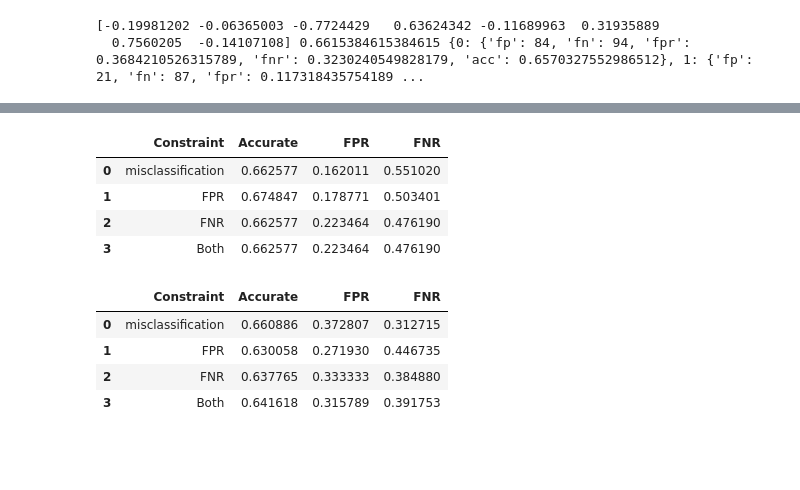
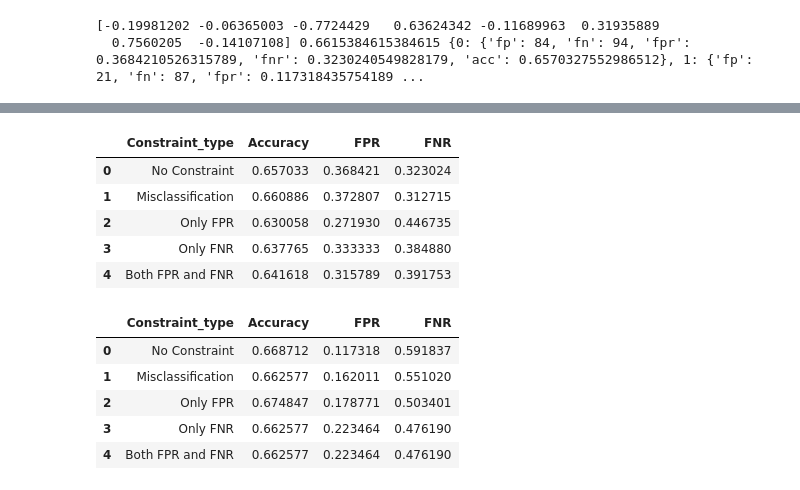
Before and after one commit to TZstatsADS/fall2022-project4-prj4-group8, a Jupyter notebook: doc/Algorithm4.ipynb, the cells around one changed output, grey strips where cells are left out. Saved outputs shown, nothing was run; the diff lists cells and outputs as text; code cells hidden in the pictures; blank space fills up the shorter version.

```diff
--- a/doc/Algorithm4.ipynb
+++ b/doc/Algorithm4.ipynb
@@ -452,25 +438,30 @@ Accuracy: 0.6615384615384615
 # %%
-print(w_uncon,test_score_uncon,s_attr_to_fp_fn_test_uncon)
+train_score, test_score, cov_all_train, cov_all_test, s_attr_to_fp_fn_train, s_attr_to_fp_fn_test = get_clf_stats(w, X_train, y_train, x_race_train, _test, y_test, x_race_test, sensitive_attrs)
 # %% [output]
 [-0.19981202 -0.06365003 -0.7724429   0.63624342 -0.11689963  0.31935889
   0.7560205  -0.14107108] 0.6615384615384615 {0: {'fp': 84, 'fn': 94, 'fpr': 0.3684210526315789, 'fnr': 0.3230240549828179, 'acc': 0.6570327552986512}, 1: {'fp': 21, 'fn': 87, 'fpr': 0.117318435754189 ...
 # %%
+eps = 1e-6
 sensitive_attrs_to_cov_thresh = {0:{0:0, 1:0}, 1:{0:0, 1:0}, 2:{0:0, 1:0}} # zero covariance threshold, means try to get the fairest solution
 tau = 5.0
 mu = 1.2
+idx_to_constraint = {-1:"No Constraint",0:"Misclassification",1:"Only FPR",2:"Only FNR",4:"Both FPR and FNR"}
+summary_W = pd.DataFrame(columns=["Constraint_type","Accuracy","FPR","FNR"])
+summary_B = pd.DataFrame(columns=["Constraint_type","Accuracy","FPR","FNR"])
+summary_diff = pd.DataFrame(columns=["Constraint_type","Overall Accuracy","Diff_Accuracy","Diff_FPR","Diff_FNR"])
-# %%
-summary_F = pd.DataFrame(columns=["Constraint","Accurate","FPR","FNR"])
-summary_M = pd.DataFrame(columns=["Constraint","Accurate","FPR","FNR"])
-idx_to_constraint = {0:"misclassification",1:"FPR",2:"FNR",4:"Both"}
 # %%
-for i in [0,1,2,4]:
-    constraint_params = {"cons_type": i,
-            "tau": tau,
-            "mu": mu,
-            "sensitive_attrs_to_cov_thresh": sensitive_attrs_to_cov_thresh}
-    w_con, test_score_con, s_attr_to_fp_fn_test_con = train()
-    summary_F = summary_F.append({"Constraint":idx_to_constraint[i],"Accurate":s_attr_to_fp_fn_test_con[0]['acc'],"FPR":s_attr_to_fp_fn_test_con[0]['fpr'],"FNR":s_attr_to_fp_fn_test_con[0]['fnr']},ignore_index=True)
-    summary_M = summary_M.append({"Constraint":idx_to_constraint[i],"Accurate":s_attr_to_fp_fn_test_con[1]['acc'],"FPR":s_attr_to_fp_fn_test_con[1]['fpr'],"FNR":s_attr_to_fp_fn_test_con[1]['fnr']},ignore_index=True)
+for i in [-1,0,1,2,4]:
+    if i == -1:
+      constraint_params = None
+    else:
+      constraint_params = {"cons_type": i,
+              "tau": tau,
+              "mu": mu,
+              "sensitive_attrs_to_cov_thresh": sensitive_attrs_to_cov_thresh}
+    w, test_score, s_attr_to_fp_fn_test = train()
+    summary_W = summary_W.append({"Constraint_type":idx_to_constraint[i],"Accuracy":s_attr_to_fp_fn_test[0]['acc'],"FPR":s_attr_to_fp_fn_test[0]['fpr'],"FNR":s_attr_to_fp_fn_test[0]['fnr']},ignore_index=True)
+    summary_B = summary_B.append({"Constraint_type":idx_to_constraint[i],"Accuracy":s_attr_to_fp_fn_test[1]['acc'],"FPR":s_attr_to_fp_fn_test[1]['fpr'],"FNR":s_attr_to_fp_fn_test[1]['fnr']},ignore_index=True)
+    summary_diff = summary_diff.append({"Constraint_type":idx_to_constraint[i],"Overall Accuracy":test_score,"Diff_Accuracy":s_attr_to_fp_fn_test[0]['acc']-s_attr_to_fp_fn_test[1]['acc'],"Diff_FPR":s_attr_to_fp_fn_test[0]['fpr']-s_attr_to_fp_fn_test[1]['fpr'],"Diff_FNR":s_attr_to_fp_fn_test[0]['fnr']-s_attr_to_fp_fn_test[1]['fnr']},ignore_index=True)
 # %% [output]
 This use of ``*`` has resulted in matrix multiplication.
 Using ``*`` for matrix multiplication has been deprecated since CVXPY 1.1.
@@ -547,16 +547,18 @@ Accuracy: 0.6497041420118344
 # %%
-summary_M
+summary_W
 # %% [output]
-|  | Constraint | Accurate | FPR | FNR |
-| 0 | misclassification | 0.662577 | 0.162011 | 0.551020 |
-| 1 | FPR | 0.674847 | 0.178771 | 0.503401 |
-| 2 | FNR | 0.662577 | 0.223464 | 0.476190 |
-| 3 | Both | 0.662577 | 0.223464 | 0.476190 |
+|  | Constraint_type | Accuracy | FPR | FNR |
+| 0 | No Constraint | 0.657033 | 0.368421 | 0.323024 |
+| 1 | Misclassification | 0.660886 | 0.372807 | 0.312715 |
+| 2 | Only FPR | 0.630058 | 0.271930 | 0.446735 |
+| 3 | Only FNR | 0.637765 | 0.333333 | 0.384880 |
+| 4 | Both FPR and FNR | 0.641618 | 0.315789 | 0.391753 |
 # %%
-summary_F
+summary_B
 # %% [output]
-|  | Constraint | Accurate | FPR | FNR |
-| 0 | misclassification | 0.660886 | 0.372807 | 0.312715 |
-| 1 | FPR | 0.630058 | 0.271930 | 0.446735 |
-| 2 | FNR | 0.637765 | 0.333333 | 0.384880 |
-| 3 | Both | 0.641618 | 0.315789 | 0.391753 |
+|  | Constraint_type | Accuracy | FPR | FNR |
+| 0 | No Constraint | 0.668712 | 0.117318 | 0.591837 |
+| 1 | Misclassification | 0.662577 | 0.162011 | 0.551020 |
+| 2 | Only FPR | 0.674847 | 0.178771 | 0.503401 |
+| 3 | Only FNR | 0.662577 | 0.223464 | 0.476190 |
+| 4 | Both FPR and FNR | 0.662577 | 0.223464 | 0.476190 |
```
Also changed, not shown: parts of 4 cells of this notebook.
